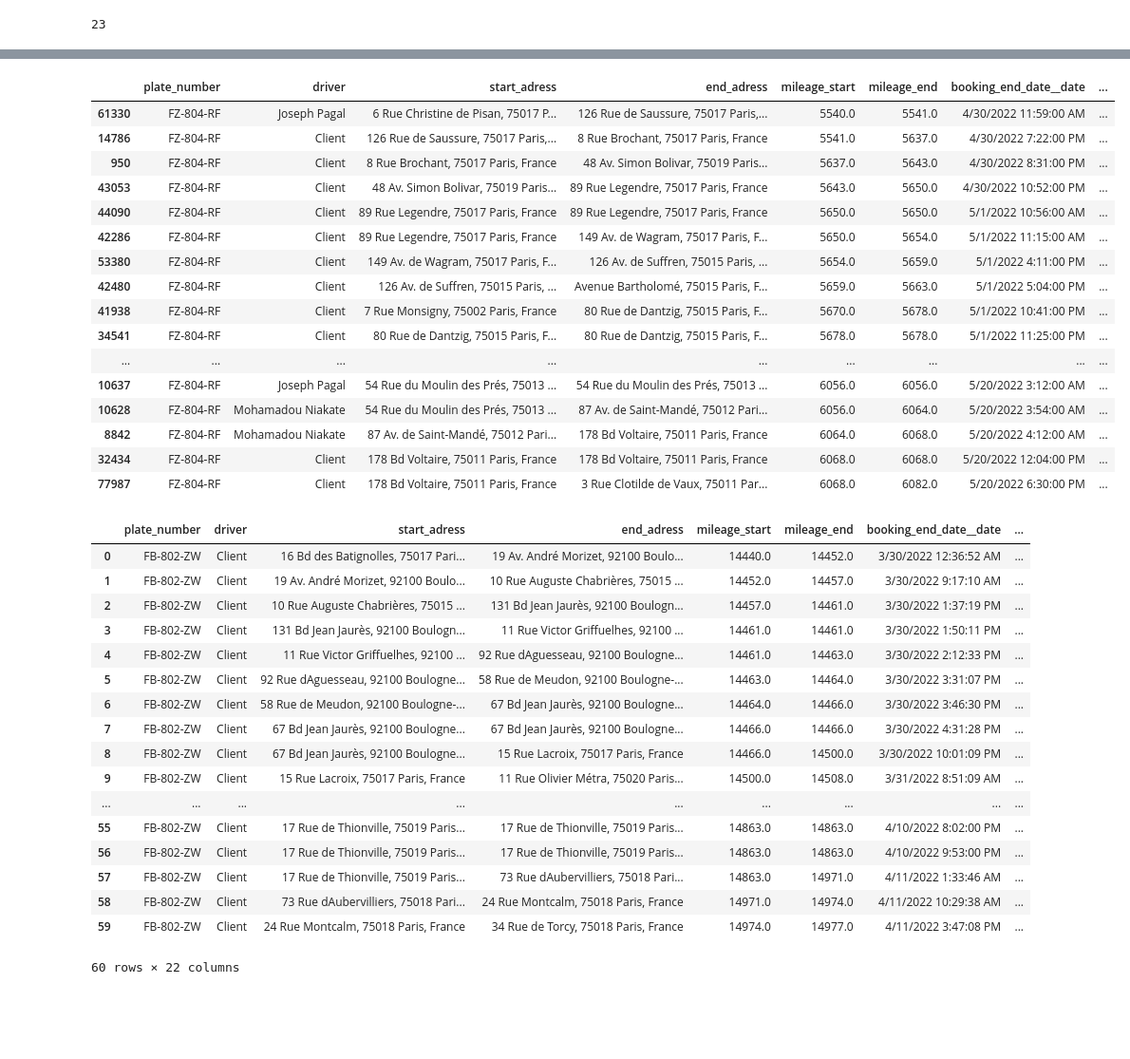
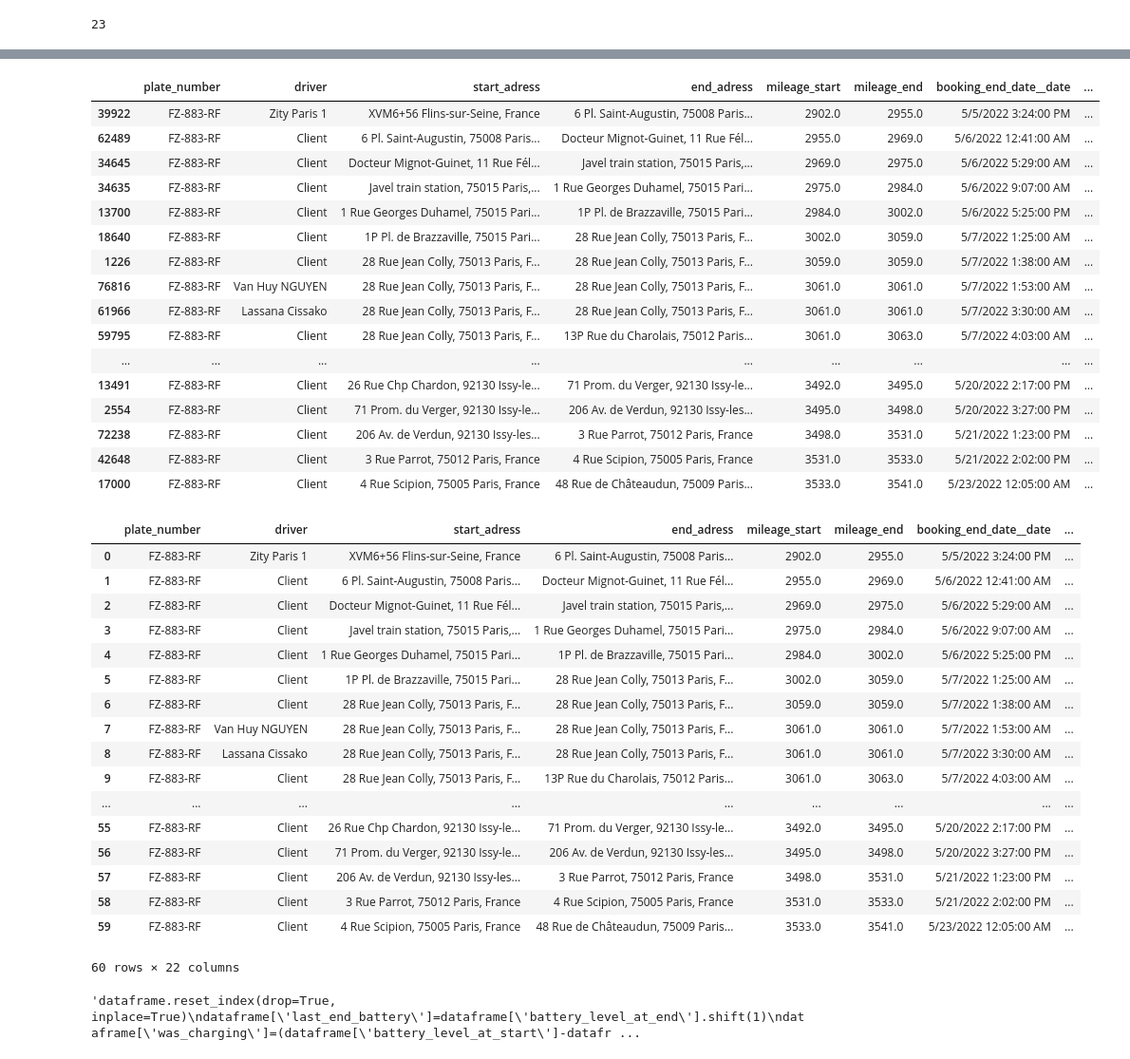
Before and after one commit to paul-mdb/car_sharing_relocation, a Jupyter notebook: ChargingSessions.ipynb, the cells around one changed output, grey strips where cells are left out. Shown at 95% size. Drawn from its saved outputs; the diff is of its cells as text; code cells hidden in the pictures; blank space fills up the shorter version.

```diff
--- a/ChargingSessions.ipynb
+++ b/ChargingSessions.ipynb
@@ -274,5 +337,5 @@ other_df
 # %%
-plate = 'FZ-804-RF'
+plate = 'FZ-883-RF'
 sessions_df[sessions_df['plate_number']==plate]
 # %% [output]
 |  | plate_number | model | start_date | end_date | start_battery | end_battery | adress | driver | mileage | ... |
@@ -291,24 +347,24 @@ sessions_df[sessions_df['plate_number']==plate]
 # %%
-dataframe = df[df['plate_number']==plate].tail(60)
+dataframe = df[df['plate_number']==plate].head(60)
 dataframe
 # %% [output]
 |  | plate_number | driver | start_adress | end_adress | mileage_start | mileage_end | booking_end_date__date | ... |
-| 61330 | FZ-804-RF | Joseph Pagal | 6 Rue Christine de Pisan, 75017 P... | 126 Rue de Saussure, 75017 Paris,... | 5540.0 | 5541.0 | 4/30/2022 11:59:00 AM | ... |
-| 14786 | FZ-804-RF | Client | 126 Rue de Saussure, 75017 Paris,... | 8 Rue Brochant, 75017 Paris, France | 5541.0 | 5637.0 | 4/30/2022 7:22:00 PM | ... |
-| 950 | FZ-804-RF | Client | 8 Rue Brochant, 75017 Paris, France | 48 Av. Simon Bolivar, 75019 Paris... | 5637.0 | 5643.0 | 4/30/2022 8:31:00 PM | ... |
-| 43053 | FZ-804-RF | Client | 48 Av. Simon Bolivar, 75019 Paris... | 89 Rue Legendre, 75017 Paris, France | 5643.0 | 5650.0 | 4/30/2022 10:52:00 PM | ... |
-| 44090 | FZ-804-RF | Client | 89 Rue Legendre, 75017 Paris, France | 89 Rue Legendre, 75017 Paris, France | 5650.0 | 5650.0 | 5/1/2022 10:56:00 AM | ... |
-| 42286 | FZ-804-RF | Client | 89 Rue Legendre, 75017 Paris, France | 149 Av. de Wagram, 75017 Paris, F... | 5650.0 | 5654.0 | 5/1/2022 11:15:00 AM | ... |
-| 53380 | FZ-804-RF | Client | 149 Av. de Wagram, 75017 Paris, F... | 126 Av. de Suffren, 75015 Paris, ... | 5654.0 | 5659.0 | 5/1/2022 4:11:00 PM | ... |
-| 42480 | FZ-804-RF | Client | 126 Av. de Suffren, 75015 Paris, ... | Avenue Bartholomé, 75015 Paris, F... | 5659.0 | 5663.0 | 5/1/2022 5:04:00 PM | ... |
-| 41938 | FZ-804-RF | Client | 7 Rue Monsigny, 75002 Paris, France | 80 Rue de Dantzig, 75015 Paris, F... | 5670.0 | 5678.0 | 5/1/2022 10:41:00 PM | ... |
-| 34541 | FZ-804-RF | Client | 80 Rue de Dantzig, 75015 Paris, F... | 80 Rue de Dantzig, 75015 Paris, F... | 5678.0 | 5678.0 | 5/1/2022 11:25:00 PM | ... |
+| 39922 | FZ-883-RF | Zity Paris 1 | XVM6+56 Flins-sur-Seine, France | 6 Pl. Saint-Augustin, 75008 Paris... | 2902.0 | 2955.0 | 5/5/2022 3:24:00 PM | ... |
+| 62489 | FZ-883-RF | Client | 6 Pl. Saint-Augustin, 75008 Paris... | Docteur Mignot-Guinet, 11 Rue Fél... | 2955.0 | 2969.0 | 5/6/2022 12:41:00 AM | ... |
+| 34645 | FZ-883-RF | Client | Docteur Mignot-Guinet, 11 Rue Fél... | Javel train station, 75015 Paris,... | 2969.0 | 2975.0 | 5/6/2022 5:29:00 AM | ... |
+| 34635 | FZ-883-RF | Client | Javel train station, 75015 Paris,... | 1 Rue Georges Duhamel, 75015 Pari... | 2975.0 | 2984.0 | 5/6/2022 9:07:00 AM | ... |
+| 13700 | FZ-883-RF | Client | 1 Rue Georges Duhamel, 75015 Pari... | 1P Pl. de Brazzaville, 75015 Pari... | 2984.0 | 3002.0 | 5/6/2022 5:25:00 PM | ... |
+| 18640 | FZ-883-RF | Client | 1P Pl. de Brazzaville, 75015 Pari... | 28 Rue Jean Colly, 75013 Paris, F... | 3002.0 | 3059.0 | 5/7/2022 1:25:00 AM | ... |
+| 1226 | FZ-883-RF | Client | 28 Rue Jean Colly, 75013 Paris, F... | 28 Rue Jean Colly, 75013 Paris, F... | 3059.0 | 3059.0 | 5/7/2022 1:38:00 AM | ... |
+| 76816 | FZ-883-RF | Van Huy NGUYEN | 28 Rue Jean Colly, 75013 Paris, F... | 28 Rue Jean Colly, 75013 Paris, F... | 3061.0 | 3061.0 | 5/7/2022 1:53:00 AM | ... |
+| 61966 | FZ-883-RF | Lassana Cissako | 28 Rue Jean Colly, 75013 Paris, F... | 28 Rue Jean Colly, 75013 Paris, F... | 3061.0 | 3061.0 | 5/7/2022 3:30:00 AM | ... |
+| 59795 | FZ-883-RF | Client | 28 Rue Jean Colly, 75013 Paris, F... | 13P Rue du Charolais, 75012 Paris... | 3061.0 | 3063.0 | 5/7/2022 4:03:00 AM | ... |
 | ... | ... | ... | ... | ... | ... | ... | ... | ... |
-| 10637 | FZ-804-RF | Joseph Pagal | 54 Rue du Moulin des Prés, 75013 ... | 54 Rue du Moulin des Prés, 75013 ... | 6056.0 | 6056.0 | 5/20/2022 3:12:00 AM | ... |
-| 10628 | FZ-804-RF | Mohamadou Niakate | 54 Rue du Moulin des Prés, 75013 ... | 87 Av. de Saint-Mandé, 75012 Pari... | 6056.0 | 6064.0 | 5/20/2022 3:54:00 AM | ... |
-| 8842 | FZ-804-RF | Mohamadou Niakate | 87 Av. de Saint-Mandé, 75012 Pari... | 178 Bd Voltaire, 75011 Paris, France | 6064.0 | 6068.0 | 5/20/2022 4:12:00 AM | ... |
-| 32434 | FZ-804-RF | Client | 178 Bd Voltaire, 75011 Paris, France | 178 Bd Voltaire, 75011 Paris, France | 6068.0 | 6068.0 | 5/20/2022 12:04:00 PM | ... |
-| 77987 | FZ-804-RF | Client | 178 Bd Voltaire, 75011 Paris, France | 3 Rue Clotilde de Vaux, 75011 Par... | 6068.0 | 6082.0 | 5/20/2022 6:30:00 PM | ... |
+| 13491 | FZ-883-RF | Client | 26 Rue Chp Chardon, 92130 Issy-le... | 71 Prom. du Verger, 92130 Issy-le... | 3492.0 | 3495.0 | 5/20/2022 2:17:00 PM | ... |
+| 2554 | FZ-883-RF | Client | 71 Prom. du Verger, 92130 Issy-le... | 206 Av. de Verdun, 92130 Issy-les... | 3495.0 | 3498.0 | 5/20/2022 3:27:00 PM | ... |
+| 72238 | FZ-883-RF | Client | 206 Av. de Verdun, 92130 Issy-les... | 3 Rue Parrot, 75012 Paris, France | 3498.0 | 3531.0 | 5/21/2022 1:23:00 PM | ... |
+| 42648 | FZ-883-RF | Client | 3 Rue Parrot, 75012 Paris, France | 4 Rue Scipion, 75005 Paris, France | 3531.0 | 3533.0 | 5/21/2022 2:02:00 PM | ... |
+| 17000 | FZ-883-RF | Client | 4 Rue Scipion, 75005 Paris, France | 48 Rue de Châteaudun, 75009 Paris... | 3533.0 | 3541.0 | 5/23/2022 12:05:00 AM | ... |
 # %%
 dataframe.reset_index(drop=True, inplace=True)
 plate = dataframe.loc[0, 'plate_number']
@@ -339,28 +395,28 @@ for index in range(len(dataframe)):
 dataframe
 # %% [output]
 |  | plate_number | driver | start_adress | end_adress | mileage_start | mileage_end | booking_end_date__date | ... |
-| 0 | FB-802-ZW | Client | 16 Bd des Batignolles, 75017 Pari... | 19 Av. André Morizet, 92100 Boulo... | 14440.0 | 14452.0 | 3/30/2022 12:36:52 AM | ... |
-| 1 | FB-802-ZW | Client | 19 Av. André Morizet, 92100 Boulo... | 10 Rue Auguste Chabrières, 75015 ... | 14452.0 | 14457.0 | 3/30/2022 9:17:10 AM | ... |
-| 2 | FB-802-ZW | Client | 10 Rue Auguste Chabrières, 75015 ... | 131 Bd Jean Jaurès, 92100 Boulogn... | 14457.0 | 14461.0 | 3/30/2022 1:37:19 PM | ... |
-| 3 | FB-802-ZW | Client | 131 Bd Jean Jaurès, 92100 Boulogn... | 11 Rue Victor Griffuelhes, 92100 ... | 14461.0 | 14461.0 | 3/30/2022 1:50:11 PM | ... |
-| 4 | FB-802-ZW | Client | 11 Rue Victor Griffuelhes, 92100 ... | 92 Rue dAguesseau, 92100 Boulogne... | 14461.0 | 14463.0 | 3/30/2022 2:12:33 PM | ... |
-| 5 | FB-802-ZW | Client | 92 Rue dAguesseau, 92100 Boulogne... | 58 Rue de Meudon, 92100 Boulogne-... | 14463.0 | 14464.0 | 3/30/2022 3:31:07 PM | ... |
-| 6 | FB-802-ZW | Client | 58 Rue de Meudon, 92100 Boulogne-... | 67 Bd Jean Jaurès, 92100 Boulogne... | 14464.0 | 14466.0 | 3/30/2022 3:46:30 PM | ... |
-| 7 | FB-802-ZW | Client | 67 Bd Jean Jaurès, 92100 Boulogne... | 67 Bd Jean Jaurès, 92100 Boulogne... | 14466.0 | 14466.0 | 3/30/2022 4:31:28 PM | ... |
-| 8 | FB-802-ZW | Client | 67 Bd Jean Jaurès, 92100 Boulogne... | 15 Rue Lacroix, 75017 Paris, France | 14466.0 | 14500.0 | 3/30/2022 10:01:09 PM | ... |
-| 9 | FB-802-ZW | Client | 15 Rue Lacroix, 75017 Paris, France | 11 Rue Olivier Métra, 75020 Paris... | 14500.0 | 14508.0 | 3/31/2022 8:51:09 AM | ... |
+| 0 | FZ-883-RF | Zity Paris 1 | XVM6+56 Flins-sur-Seine, France | 6 Pl. Saint-Augustin, 75008 Paris... | 2902.0 | 2955.0 | 5/5/2022 3:24:00 PM | ... |
+| 1 | FZ-883-RF | Client | 6 Pl. Saint-Augustin, 75008 Paris... | Docteur Mignot-Guinet, 11 Rue Fél... | 2955.0 | 2969.0 | 5/6/2022 12:41:00 AM | ... |
+| 2 | FZ-883-RF | Client | Docteur Mignot-Guinet, 11 Rue Fél... | Javel train station, 75015 Paris,... | 2969.0 | 2975.0 | 5/6/2022 5:29:00 AM | ... |
+| 3 | FZ-883-RF | Client | Javel train station, 75015 Paris,... | 1 Rue Georges Duhamel, 75015 Pari... | 2975.0 | 2984.0 | 5/6/2022 9:07:00 AM | ... |
+| 4 | FZ-883-RF | Client | 1 Rue Georges Duhamel, 75015 Pari... | 1P Pl. de Brazzaville, 75015 Pari... | 2984.0 | 3002.0 | 5/6/2022 5:25:00 PM | ... |
+| 5 | FZ-883-RF | Client | 1P Pl. de Brazzaville, 75015 Pari... | 28 Rue Jean Colly, 75013 Paris, F... | 3002.0 | 3059.0 | 5/7/2022 1:25:00 AM | ... |
+| 6 | FZ-883-RF | Client | 28 Rue Jean Colly, 75013 Paris, F... | 28 Rue Jean Colly, 75013 Paris, F... | 3059.0 | 3059.0 | 5/7/2022 1:38:00 AM | ... |
+| 7 | FZ-883-RF | Van Huy NGUYEN | 28 Rue Jean Colly, 75013 Paris, F... | 28 Rue Jean Colly, 75013 Paris, F... | 3061.0 | 3061.0 | 5/7/2022 1:53:00 AM | ... |
+| 8 | FZ-883-RF | Lassana Cissako | 28 Rue Jean Colly, 75013 Paris, F... | 28 Rue Jean Colly, 75013 Paris, F... | 3061.0 | 3061.0 | 5/7/2022 3:30:00 AM | ... |
+| 9 | FZ-883-RF | Client | 28 Rue Jean Colly, 75013 Paris, F... | 13P Rue du Charolais, 75012 Paris... | 3061.0 | 3063.0 | 5/7/2022 4:03:00 AM | ... |
 | ... | ... | ... | ... | ... | ... | ... | ... | ... |
-| 55 | FB-802-ZW | Client | 17 Rue de Thionville, 75019 Paris... | 17 Rue de Thionville, 75019 Paris... | 14863.0 | 14863.0 | 4/10/2022 8:02:00 PM | ... |
-| 56 | FB-802-ZW | Client | 17 Rue de Thionville, 75019 Paris... | 17 Rue de Thionville, 75019 Paris... | 14863.0 | 14863.0 | 4/10/2022 9:53:00 PM | ... |
-| 57 | FB-802-ZW | Client | 17 Rue de Thionville, 75019 Paris... | 73 Rue dAubervilliers, 75018 Pari... | 14863.0 | 14971.0 | 4/11/2022 1:33:46 AM | ... |
-| 58 | FB-802-ZW | Client | 73 Rue dAubervilliers, 75018 Pari... | 24 Rue Montcalm, 75018 Paris, France | 14971.0 | 14974.0 | 4/11/2022 10:29:38 AM | ... |
-| 59 | FB-802-ZW | Client | 24 Rue Montcalm, 75018 Paris, France | 34 Rue de Torcy, 75018 Paris, France | 14974.0 | 14977.0 | 4/11/2022 3:47:08 PM | ... |
+| 55 | FZ-883-RF | Client | 26 Rue Chp Chardon, 92130 Issy-le... | 71 Prom. du Verger, 92130 Issy-le... | 3492.0 | 3495.0 | 5/20/2022 2:17:00 PM | ... |
+| 56 | FZ-883-RF | Client | 71 Prom. du Verger, 92130 Issy-le... | 206 Av. de Verdun, 92130 Issy-les... | 3495.0 | 3498.0 | 5/20/2022 3:27:00 PM | ... |
+| 57 | FZ-883-RF | Client | 206 Av. de Verdun, 92130 Issy-les... | 3 Rue Parrot, 75012 Paris, France | 3498.0 | 3531.0 | 5/21/2022 1:23:00 PM | ... |
+| 58 | FZ-883-RF | Client | 3 Rue Parrot, 75012 Paris, France | 4 Rue Scipion, 75005 Paris, France | 3531.0 | 3533.0 | 5/21/2022 2:02:00 PM | ... |
+| 59 | FZ-883-RF | Client | 4 Rue Scipion, 75005 Paris, France | 48 Rue de Châteaudun, 75009 Paris... | 3533.0 | 3541.0 | 5/23/2022 12:05:00 AM | ... |
 60 rows × 22 columns
 # %%
-dataframe.reset_index(drop=True, inplace=True)
+"""dataframe.reset_index(drop=True, inplace=True)
 dataframe['last_end_battery']=dataframe['battery_level_at_end'].shift(1)
 dataframe['was_charging']=(dataframe['battery_level_at_start']-dataframe['last_end_battery']>0)
-dataframe["charging"] = (dataframe['battery_level_at_end']-dataframe['battery_level_at_start']>1)
+dataframe["charging"] = (dataframe['battery_level_at_end']-dataframe['battery_level_at_start']>=0)
 charging_sessions = []
 index = 0
 current_start = 0
@@ -395,7 +451,9 @@ while index < len(dataframe) :
                 start = "start_"
                 current_last = index
                 start_battery = dataframe.loc[index, 'battery_level_at_start']
-        index += 1
+        index += 1"""
+# %% [output]
+'dataframe.reset_index(drop=True, inplace=True)\ndataframe[\'last_end_battery\']=dataframe[\'battery_level_at_end\'].shift(1)\ndataframe[\'was_charging\']=(dataframe[\'battery_level_at_start\']-datafr ...
 # %%
 dataframe
 # %% [output]
```
Also changed, not shown: parts of 29 cells of this notebook, 2 other files.
